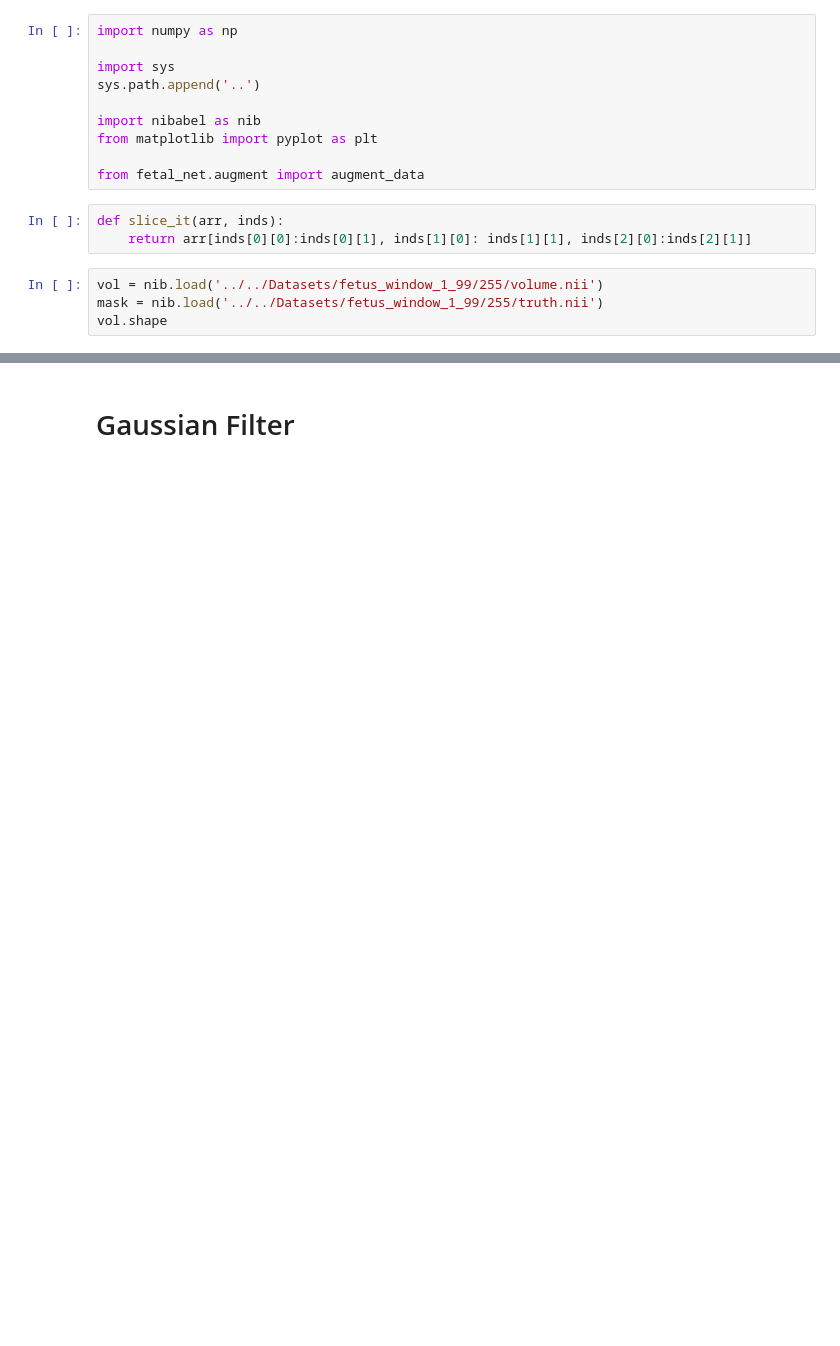
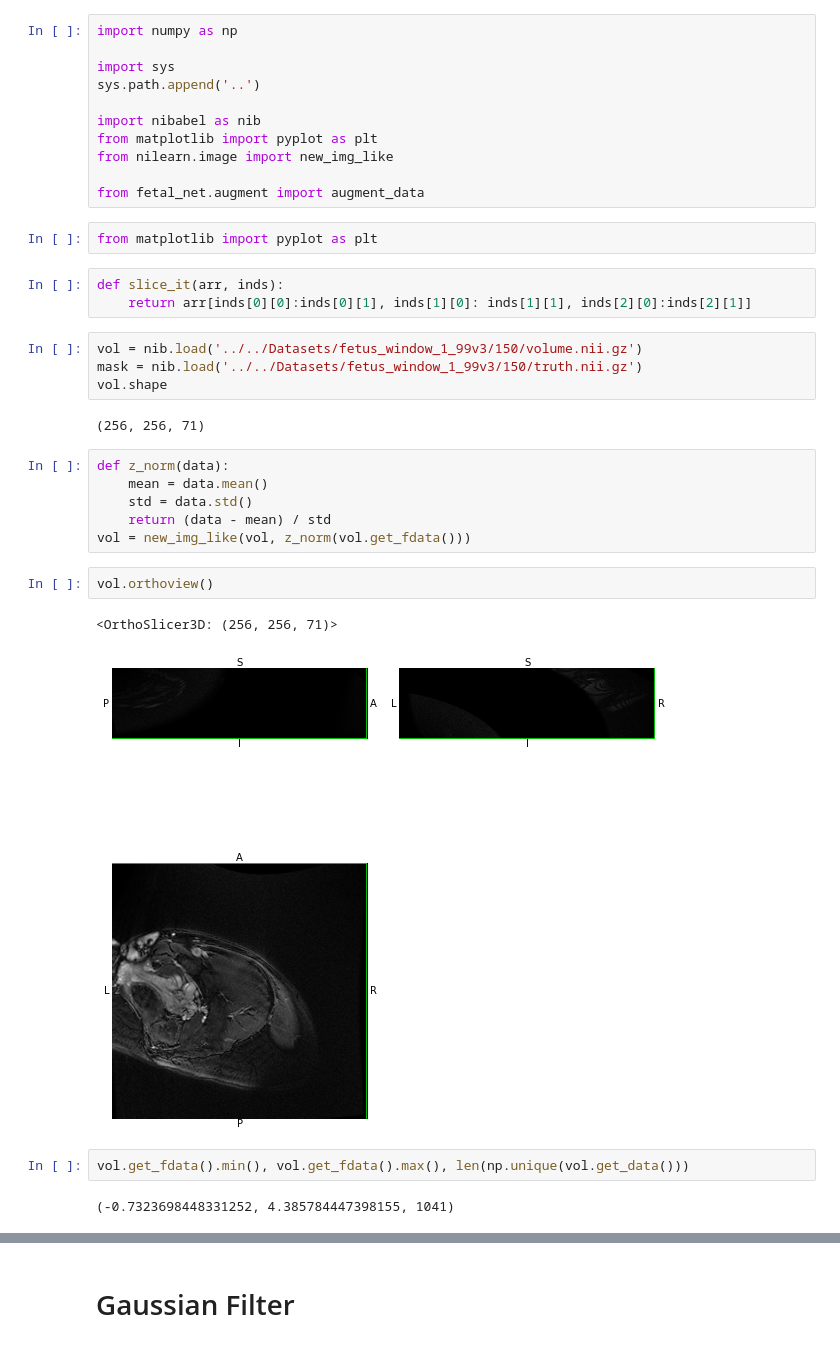
Before and after one commit to GalDude33/Fetal-MRI-Segmentation, a Jupyter notebook: notebooks/Check_Augmentations.ipynb, the cells around one changed output, grey strips where cells are left out. Cells and saved outputs as stored; diff of their text form; blank space fills up the shorter version.

```diff
--- a/notebooks/Check_Augmentations.ipynb
+++ b/notebooks/Check_Augmentations.ipynb
@@ -6,13 +6,33 @@ sys.path.append('..')
 
 import nibabel as nib
 from matplotlib import pyplot as plt
+from nilearn.image import new_img_like
 
 from fetal_net.augment import augment_data
+# %%
+from matplotlib import pyplot as plt
 # %%
 def slice_it(arr, inds):
     return arr[inds[0][0]:inds[0][1], inds[1][0]: inds[1][1], inds[2][0]:inds[2][1]]
 # %%
-vol = nib.load('../../Datasets/fetus_window_1_99/255/volume.nii')
-mask = nib.load('../../Datasets/fetus_window_1_99/255/truth.nii')
+vol = nib.load('../../Datasets/fetus_window_1_99v3/150/volume.nii.gz')
+mask = nib.load('../../Datasets/fetus_window_1_99v3/150/truth.nii.gz')
 vol.shape
+# %% [output]
+(256, 256, 71)
+# %%
+def z_norm(data):
+    mean = data.mean()
+    std = data.std()
+    return (data - mean) / std
+vol = new_img_like(vol, z_norm(vol.get_fdata()))
+# %%
+vol.orthoview()
+# %% [output]
+<OrthoSlicer3D: (256, 256, 71)>
+[figure, added]
+# %%
+vol.get_fdata().min(), vol.get_fdata().max(), len(np.unique(vol.get_data()))
+# %% [output]
+(-0.7323698448331252, 4.385784447398155, 1041)
 # %%
```
Also changed, not shown: parts of 18 cells of this notebook.
